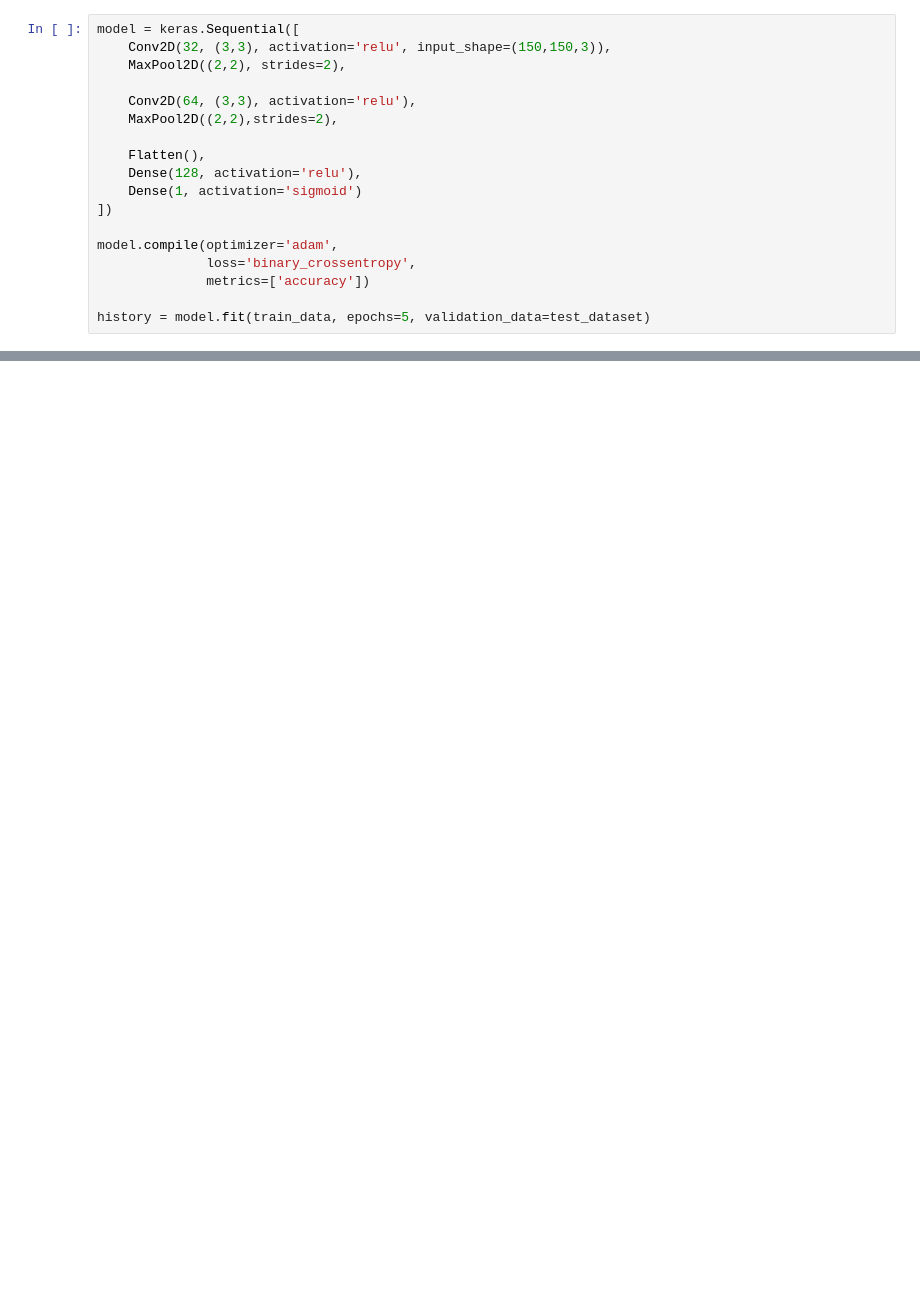
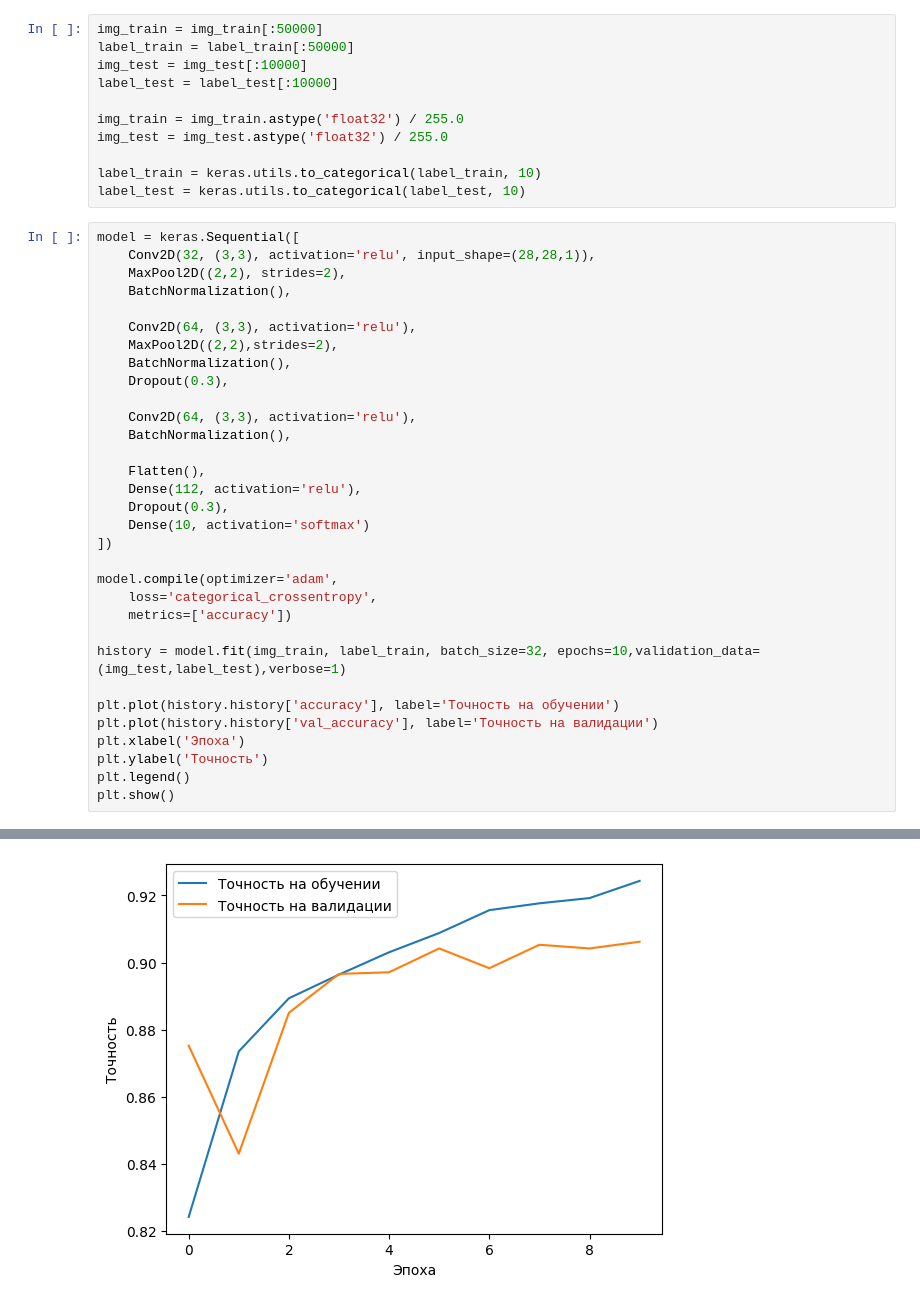
Before and after one commit to mayainni/tests, a Jupyter notebook: model1.ipynb, the cells around one changed output, grey strips where cells are left out. Saved outputs shown, nothing was run; the diff lists cells and outputs as text; blank space fills up the shorter version.

```diff
--- a/model1.ipynb
+++ b/model1.ipynb
@@ -28,18 +12,44 @@ test_data = test_dataset.map(property_image).batch(batch_size).prefetch(tf.data.
+# %%
+img_train = img_train[:50000]
+label_train = label_train[:50000]
+img_test = img_test[:10000]
+label_test = label_test[:10000]
+
+img_train = img_train.astype('float32') / 255.0
+img_test = img_test.astype('float32') / 255.0
+
+label_train = keras.utils.to_categorical(label_train, 10)
+label_test = keras.utils.to_categorical(label_test, 10)
 # %%
 model = keras.Sequential([
-    Conv2D(32, (3,3), activation='relu', input_shape=(150,150,3)),
+    Conv2D(32, (3,3), activation='relu', input_shape=(28,28,1)),
     MaxPool2D((2,2), strides=2),
+    BatchNormalization(),
 
     Conv2D(64, (3,3), activation='relu'),
     MaxPool2D((2,2),strides=2),
+    BatchNormalization(),
+    Dropout(0.3),
+
+    Conv2D(64, (3,3), activation='relu'),
+    BatchNormalization(),
 
     Flatten(),
-    Dense(128, activation='relu'),
-    Dense(1, activation='sigmoid')
+    Dense(112, activation='relu'),
+    Dropout(0.3),
+    Dense(10, activation='softmax')
 ])
 
 model.compile(optimizer='adam',
-              loss='binary_crossentropy',
-              metrics=['accuracy'])
+    loss='categorical_crossentropy',
+    metrics=['accuracy'])
 
-history = model.fit(train_data, epochs=5, validation_data=test_dataset)
+history = model.fit(img_train, label_train, batch_size=32, epochs=10,validation_data=(img_test,label_test),verbose=1)
+
+plt.plot(history.history['accuracy'], label='Точность на обучении')
+plt.plot(history.history['val_accuracy'], label='Точность на валидации')
+plt.xlabel('Эпоха')
+plt.ylabel('Точность')
+plt.legend()
+plt.show()
+# %% [output]
@@ -46 +76,2 @@ history = model.fit(train_data, epochs=5, validation_data=test_dataset)
+[figure, added]
 # %%
```
Also changed, not shown: parts of 8 cells of this notebook.
